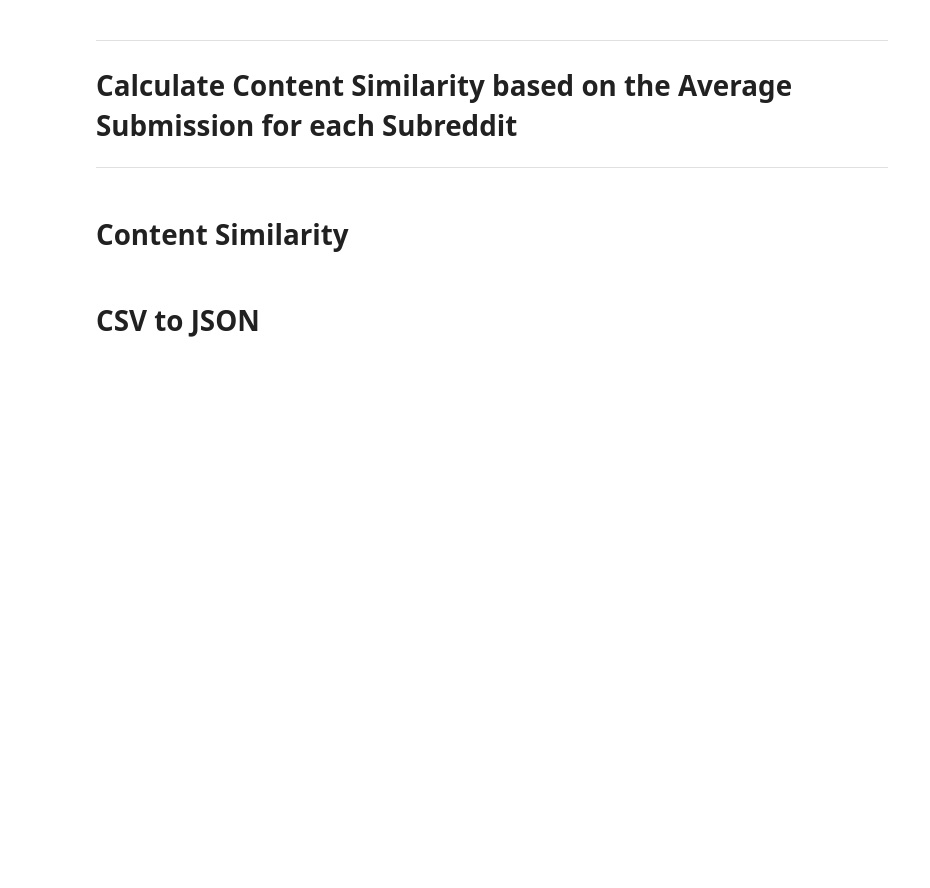
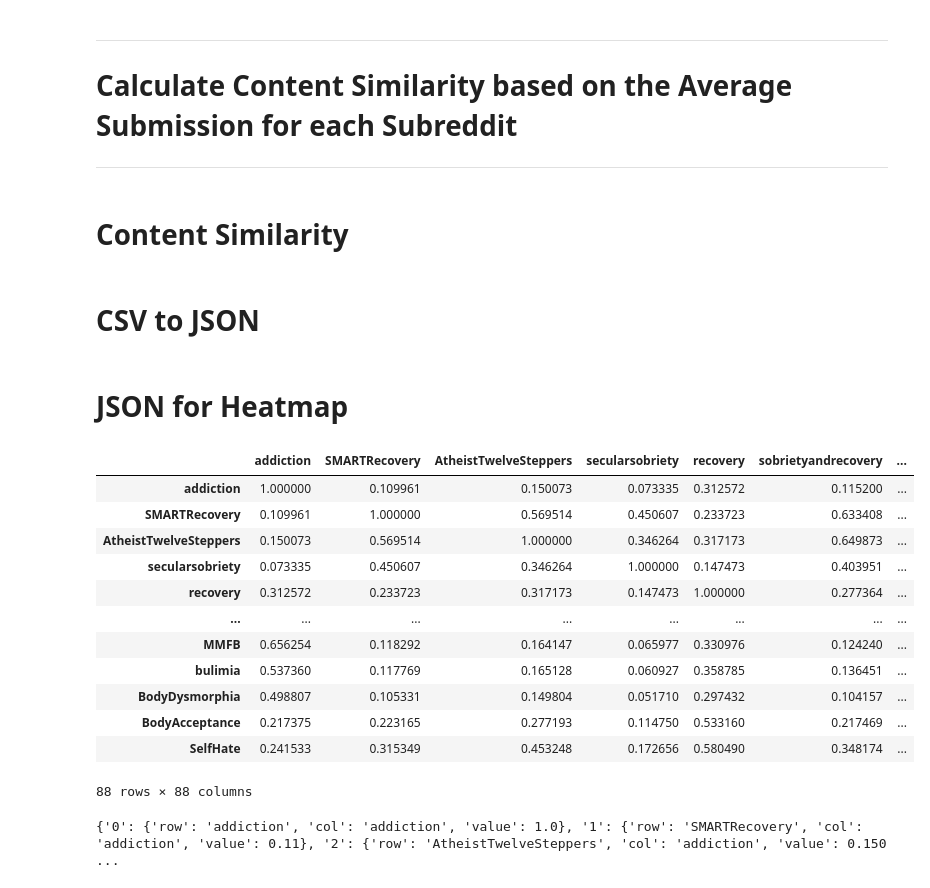
Before and after one commit to solidth/Visual-Analytics-Reddit-Mental-Health-Communties, a Jupyter notebook: ipynb/content_similarity.ipynb, the cells around one changed output. Cells and saved outputs as stored; diff of their text form; code cells hidden in the pictures; blank space fills up the shorter version.

```diff
--- a/ipynb/content_similarity.ipynb
+++ b/ipynb/content_similarity.ipynb
@@ -158,3 +158,22 @@ save_path_csv = '../data/content_cosine_similarity_matrix.csv'
 save_path_json = '../data/content_cosine_similarity_matrix.json'
 df = pd.read_csv(save_path_csv, index_col=0)
 df.to_json(save_path_json)
+# %% [markdown]
+# JSON for Heatmap
+# %%
+similarity_matrix = pd.read_json('../data/content_cosine_similarity_matrix.json')
+similarity_matrix
+# %% [output]
+|  | addiction | SMARTRecovery | AtheistTwelveSteppers | secularsobriety | recovery | sobrietyandrecovery | ... |
+| addiction | 1.000000 | 0.109961 | 0.150073 | 0.073335 | 0.312572 | 0.115200 | ... |
+| SMARTRecovery | 0.109961 | 1.000000 | 0.569514 | 0.450607 | 0.233723 | 0.633408 | ... |
+| AtheistTwelveSteppers | 0.150073 | 0.569514 | 1.000000 | 0.346264 | 0.317173 | 0.649873 | ... |
+| secularsobriety | 0.073335 | 0.450607 | 0.346264 | 1.000000 | 0.147473 | 0.403951 | ... |
+| recovery | 0.312572 | 0.233723 | 0.317173 | 0.147473 | 1.000000 | 0.277364 | ... |
+| ... | ... | ... | ... | ... | ... | ... | ... |
+| MMFB | 0.656254 | 0.118292 | 0.164147 | 0.065977 | 0.330976 | 0.124240 | ... |
+| bulimia | 0.537360 | 0.117769 | 0.165128 | 0.060927 | 0.358785 | 0.136451 | ... |
+| BodyDysmorphia | 0.498807 | 0.105331 | 0.149804 | 0.051710 | 0.297432 | 0.104157 | ... |
+| BodyAcceptance | 0.217375 | 0.223165 | 0.277193 | 0.114750 | 0.533160 | 0.217469 | ... |
+| SelfHate | 0.241533 | 0.315349 | 0.453248 | 0.172656 | 0.580490 | 0.348174 | ... |
+88 rows × 88 columns
@@ -160,0 +202,12 @@ df.to_json(save_path_json)
+# %%
+# Specify the file path of the JSON file
+file_path = "../data/ContentSimilarityHeatmapData.json"
+
+# Read the JSON file
+with open(file_path, "r") as json_file:
+    data = json.load(json_file)
+
+# Now 'data' contains the contents of the JSON file
+print(data)
+# %% [output]
+{'0': {'row': 'addiction', 'col': 'addiction', 'value': 1.0}, '1': {'row': 'SMARTRecovery', 'col': 'addiction', 'value': 0.11}, '2': {'row': 'AtheistTwelveSteppers', 'col': 'addiction', 'value': 0.150 ...
```
Also changed, not shown: parts of 1 cell of this notebook, 1 other file.
